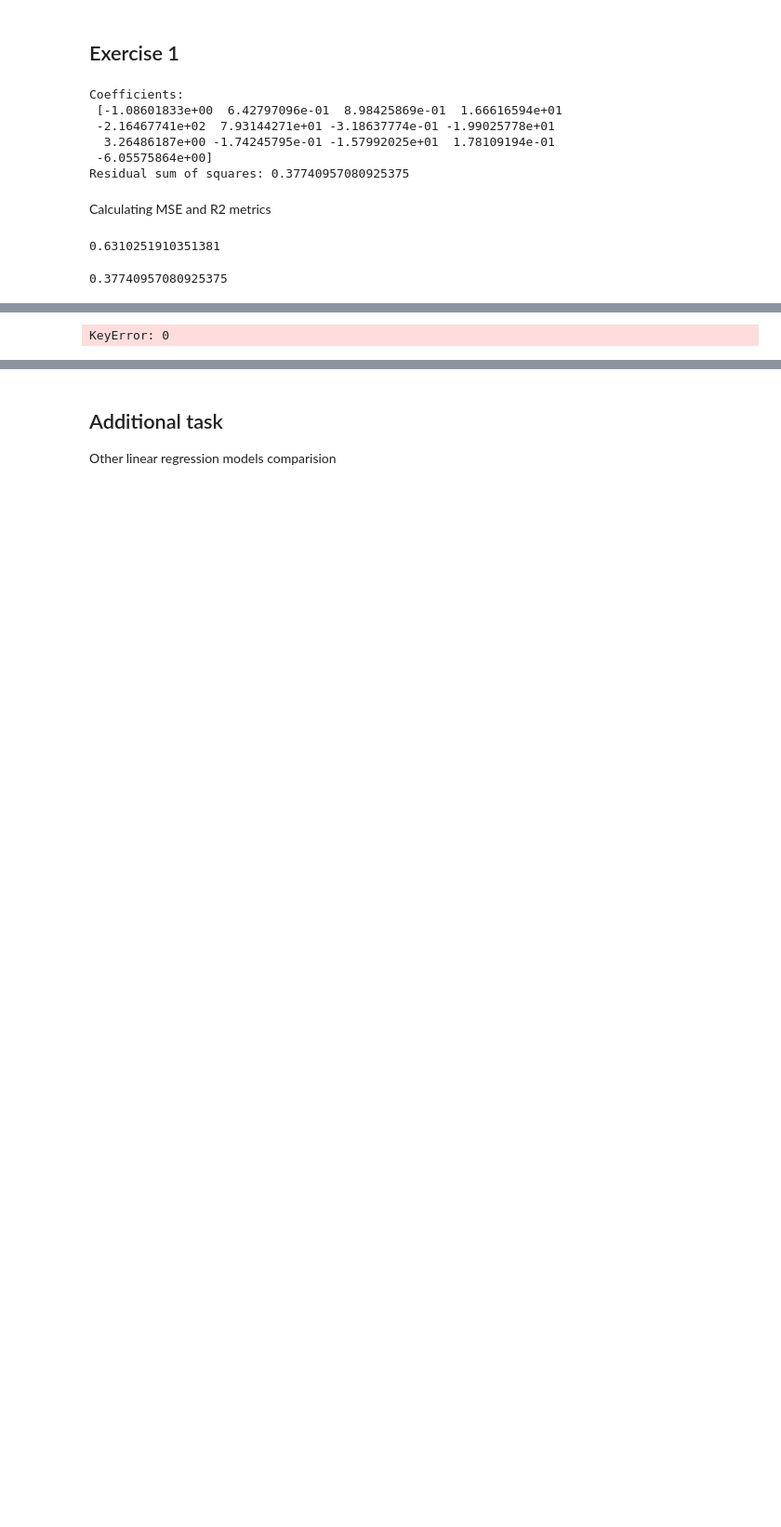
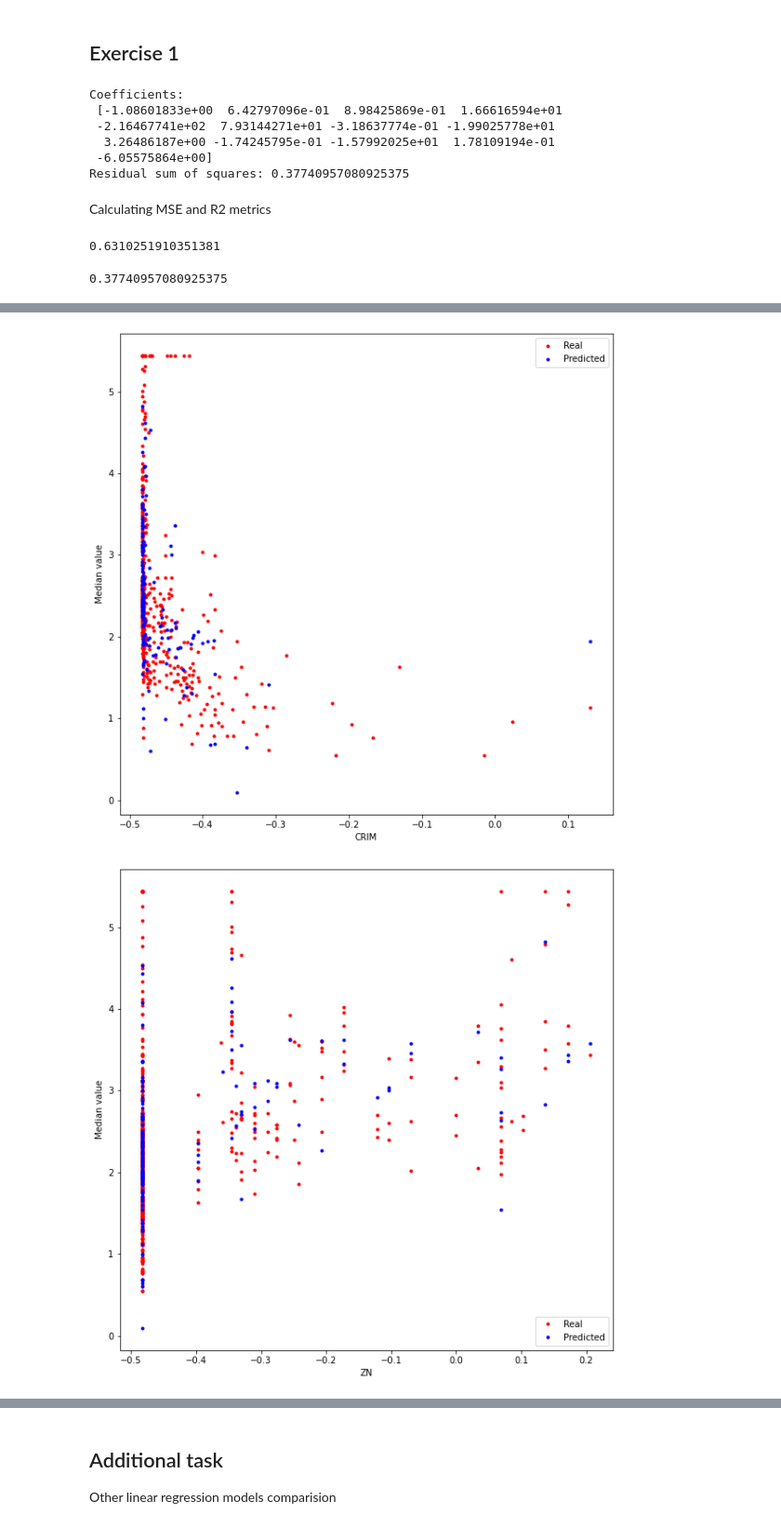
Before and after one commit to jagajda/machine-learning, a Jupyter notebook: Lab2/lab2.ipynb, the cells around one changed output, grey strips where cells are left out. Shown: that part at 93% size. Cells and saved outputs as stored; diff of their text form; code cells hidden in the pictures; blank space fills up the shorter version.

Commit message:
Update plot for multiple varaibles LR

```diff
--- a/Lab2/lab2.ipynb
+++ b/Lab2/lab2.ipynb
@@ -459,18 +463,19 @@ KeyError: 0
 # %%
 Y = np.squeeze(np.asarray(boston_Y))
 predY = np.squeeze(np.asarray(Y_predicted))
 pos = 0
 for i in boston.feature_names:
-    X = boston_df[pos].values
+    X = boston_df[i].values
     plt.figure(figsize=[10,10])
     plt.plot(X, Y, '.r', X_test[:,pos], predY, '.b')
     plt.xlabel(i)
     plt.ylabel('Median value')
     plt.legend(['Real', 'Predicted'])
     pos = pos + 1
     plt.show()
 #fig = plt.gcf()
 #fig.set_size_inches(20,20)
 #plt.show()
 # %% [output]
-KeyError: 0
+[figure, added]
+[figure, added]
```
Also changed, not shown: parts of 3 cells of this notebook.
